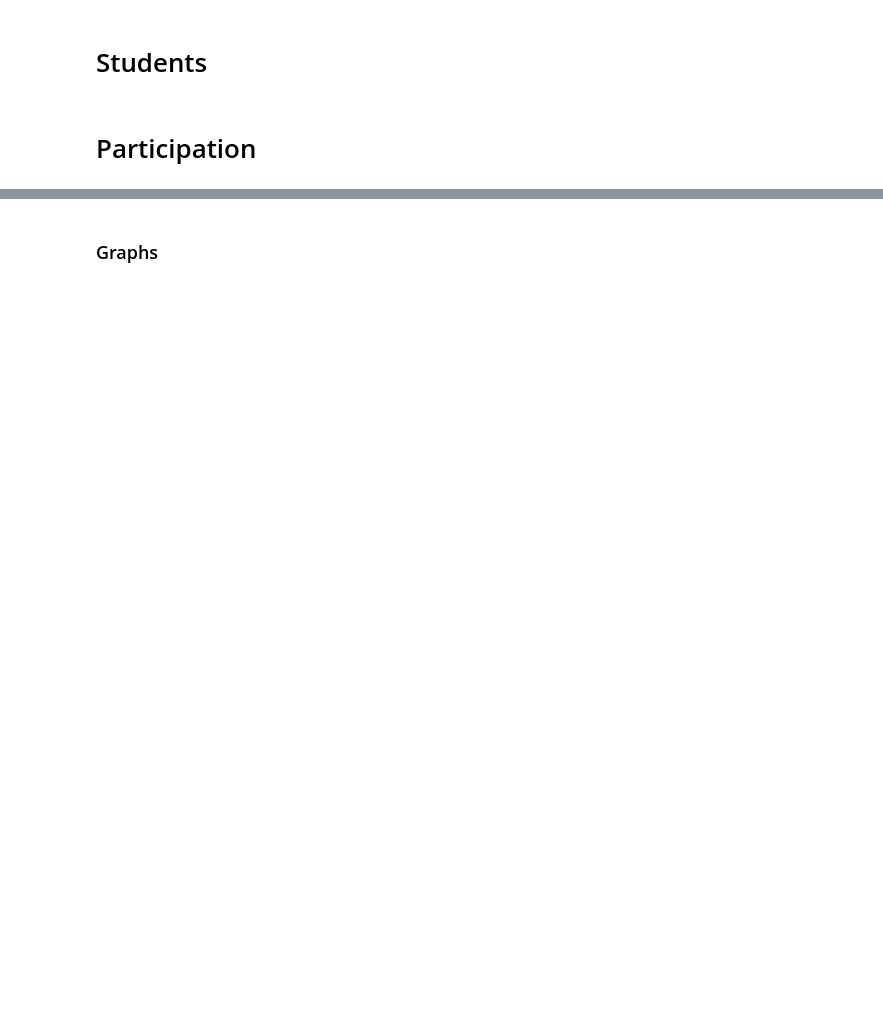
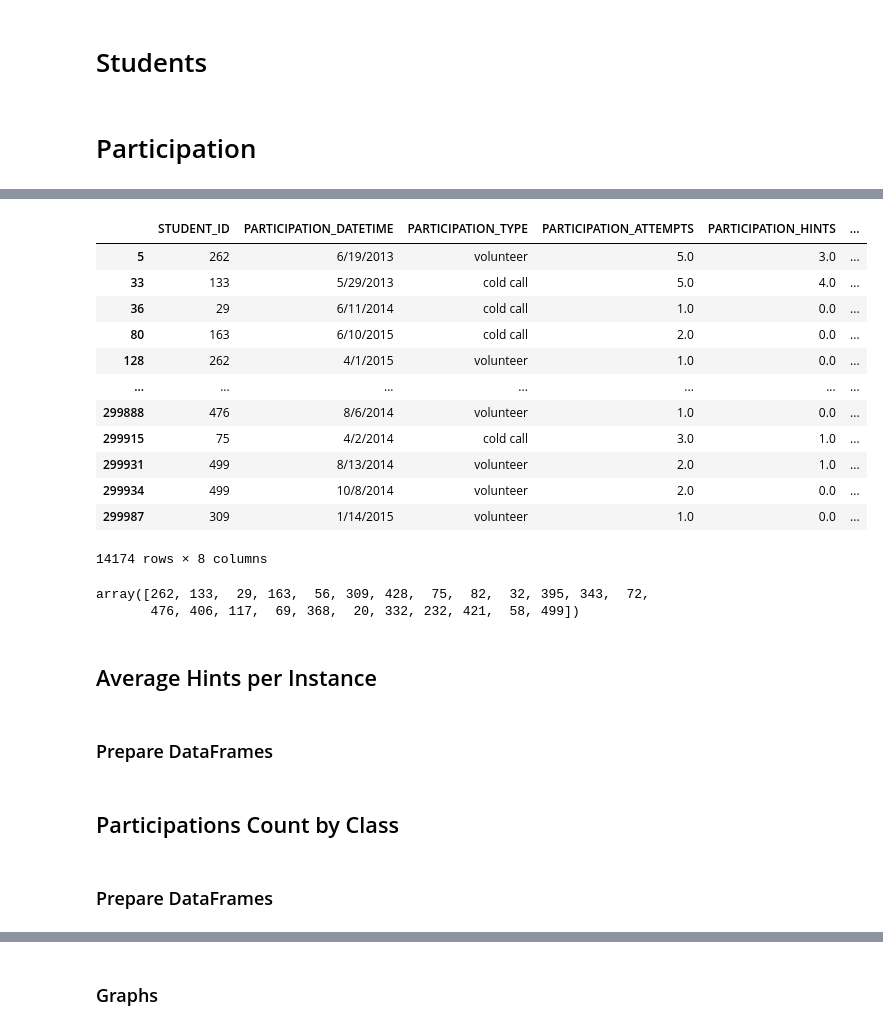
Before and after one commit to mikitz/china-students, a Jupyter notebook: (Teacher) Class Reports.ipynb, the cells around one changed output, grey strips where cells are left out. Drawn from its saved outputs; the diff is of its cells as text; code cells hidden in the pictures; blank space fills up the shorter version.

```diff
--- a/(Teacher) Class Reports.ipynb
+++ b/(Teacher) Class Reports.ipynb
@@ -249,3 +291,38 @@ pStudentAgeDistribution.figure.savefig("images\{}.png".format(tTitle))
+# %%
+dfPartStudent = {}
+class_id = 0
+dfPartStudent[class_id] = participation.where(participation['CLASS_ID'] == class_id)
+dfPartStudent[class_id].dropna(how = 'all', inplace = True)
+dfPartStudent[class_id] = dfPartStudent[class_id].astype({'STUDENT_ID': 'int32'})
+dfPartStudent[class_id]
+# %% [output]
+|  | STUDENT_ID | PARTICIPATION_DATETIME | PARTICIPATION_TYPE | PARTICIPATION_ATTEMPTS | PARTICIPATION_HINTS | ... |
+| 5 | 262 | 6/19/2013 | volunteer | 5.0 | 3.0 | ... |
+| 33 | 133 | 5/29/2013 | cold call | 5.0 | 4.0 | ... |
+| 36 | 29 | 6/11/2014 | cold call | 1.0 | 0.0 | ... |
+| 80 | 163 | 6/10/2015 | cold call | 2.0 | 0.0 | ... |
+| 128 | 262 | 4/1/2015 | volunteer | 1.0 | 0.0 | ... |
+| ... | ... | ... | ... | ... | ... | ... |
+| 299888 | 476 | 8/6/2014 | volunteer | 1.0 | 0.0 | ... |
+| 299915 | 75 | 4/2/2014 | cold call | 3.0 | 1.0 | ... |
+| 299931 | 499 | 8/13/2014 | volunteer | 2.0 | 1.0 | ... |
+| 299934 | 499 | 10/8/2014 | volunteer | 2.0 | 0.0 | ... |
+| 299987 | 309 | 1/14/2015 | volunteer | 1.0 | 0.0 | ... |
+14174 rows × 8 columns
+# %%
+lClass0Students = dfPartStudent[class_id]['STUDENT_ID'].unique()
+lClass0Students
+# %% [output]
+array([262, 133,  29, 163,  56, 309, 428,  75,  82,  32, 395, 343,  72,
+       476, 406, 117,  69, 368,  20, 332, 232, 421,  58, 499])
+# %% [markdown]
+## Average Hints per Instance
+# %% [markdown]
+### Prepare DataFrames
+# %% [markdown]
+## Participations Count by Class
+# %% [markdown]
+### Prepare DataFrames
 # %%
 # Create new DF from students and participation
 dfVOL = pd.merge(students, participation, on = 'STUDENT_ID')
```
Also changed, not shown: parts of 9 cells of this notebook.
